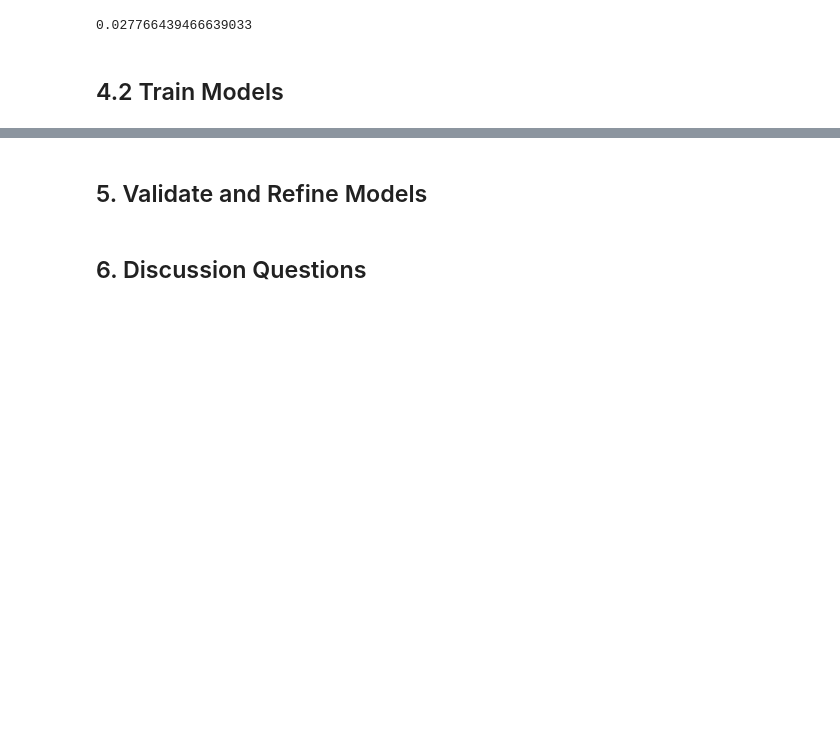
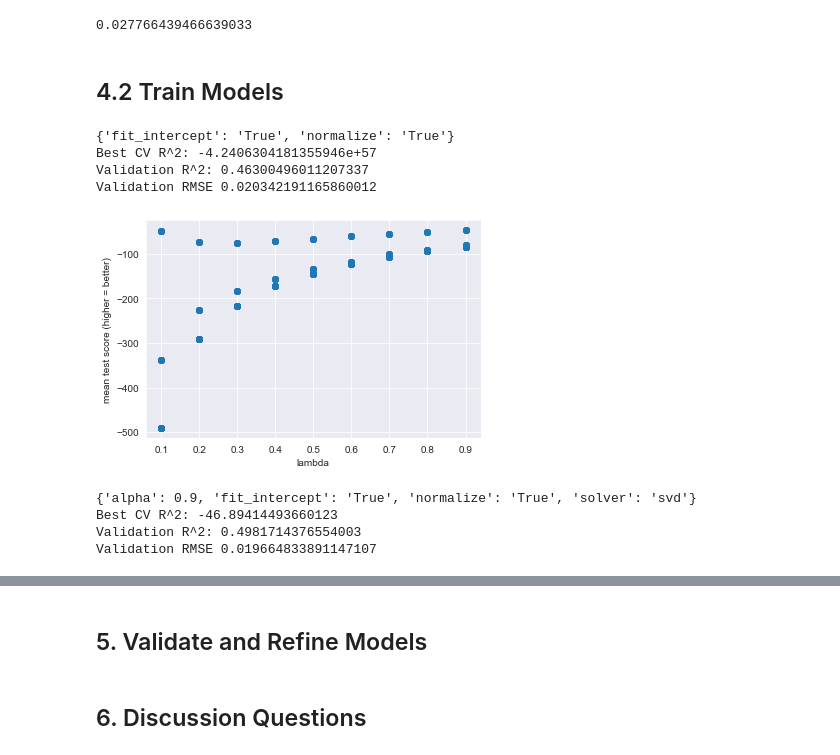
Before and after one commit to aramburoc/CSS_Project2_Group1, a Jupyter notebook: Project 2 Students.ipynb, the cells around one changed output, grey strips where cells are left out. Cells and saved outputs as stored; diff of their text form; code cells hidden in the pictures; blank space fills up the shorter version.

```diff
--- a/Project 2 Students.ipynb
+++ b/Project 2 Students.ipynb
@@ -545,3 +545,64 @@ rmse(lasso_pred, y_validate)
 0.027766439466639033
 # %% [markdown]
 ## 4.2 Train Models
+# %%
+#Linear OLS regression
+param_grid = {'fit_intercept': ['True', 'False'],
+              'normalize': ['True', 'False']}
+
+# Grid search - to help decide what hyperparameters we should use
+lin_grid_reg = GridSearchCV(lin_reg, param_grid, cv=3)
+# Fit model on training data
+lin_grid_reg.fit(X_train, y_train)
+
+# Get best model by mean test score
+best_index = np.argmax(lin_grid_reg.cv_results_["mean_test_score"])
+# Get best predictions by predicting on validation set
+best_lin_pred = lin_grid_reg.best_estimator_.predict(X_validate)
+
+# Print the best parameters, CV r2, validation r2, and validation RMSE
+print(lin_grid_reg.cv_results_["params"][best_index])
+print('Best CV R^2:', max(lin_grid_reg.cv_results_["mean_test_score"]))
+print('Validation R^2:', lin_grid_reg.score(X_validate, y_validate))
+print('Validation RMSE', rmse(best_lin_pred, y_validate))
+# %% [output]
+{'fit_intercept': 'True', 'normalize': 'True'}
+Best CV R^2: -4.2406304181355946e+57
+Validation R^2: 0.46300496011207337
+Validation RMSE 0.020342191165860012
+# %%
+#Ridge regression
+
+param_grid = {'alpha': np.arange(.1, 1, .1),
+               'normalize': ['True', 'False'],
+             'fit_intercept': ['True', 'False'],
+             'solver': ['auto', 'svd', 'cholesky', 'lsqr']}
+
+# Grid search
+ridge_grid_reg = GridSearchCV(ridge_reg, param_grid, cv=3)
+# Fit model on training data
+ridge_grid_reg.fit(X_train, y_train)
+# Fit model on training data
+
+# Get best model by mean test score
+best_index = np.argmax(ridge_grid_reg.cv_results_["mean_test_score"])
+# Get best predictions by predicting on validation set
+best_ridge_pred = ridge_grid_reg.best_estimator_.predict(X_validate)
+
+##NE: NOT SURE IF WE NEED TO PLOT THIS
+plt.scatter(ridge_grid_reg.cv_results_['param_alpha'], ridge_grid_reg.cv_results_["mean_test_score"])
+plt.xlabel('lambda')
+plt.ylabel('mean test score (higher = better)')
+plt.show()
+
+# Print the best parameters, CV r2, validation r2, and validation RMSE
+print(ridge_grid_reg.cv_results_["params"][best_index])
+print('Best CV R^2:', max(ridge_grid_reg.cv_results_["mean_test_score"]))
+print('Validation R^2:', ridge_grid_reg.score(X_validate, y_validate))
+print('Validation RMSE', rmse(best_ridge_pred, y_validate))
+# %% [output]
+[figure, added]
+{'alpha': 0.9, 'fit_intercept': 'True', 'normalize': 'True', 'solver': 'svd'}
+Best CV R^2: -46.89414493660123
+Validation R^2: 0.4981714376554003
+Validation RMSE 0.019664833891147107
```
Also changed, not shown: parts of 2 cells of this notebook.
